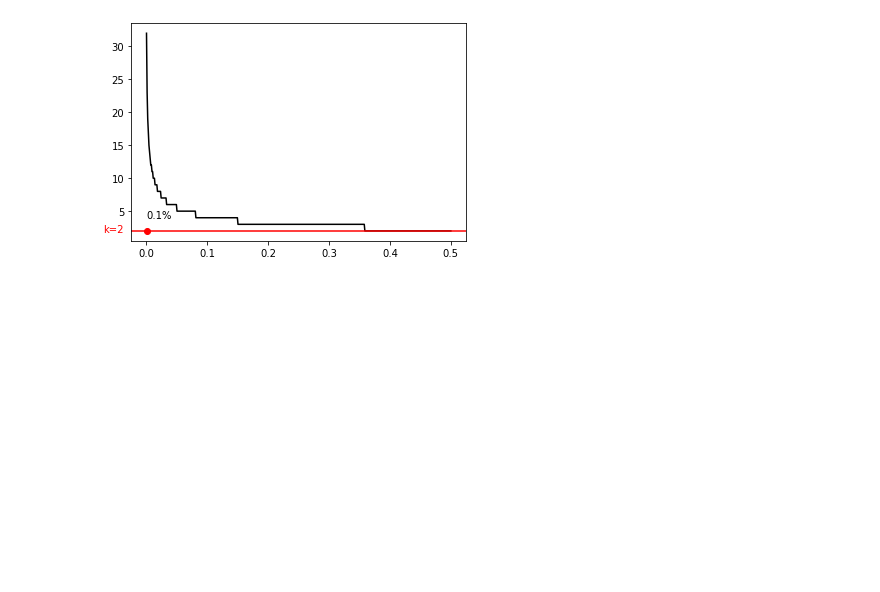
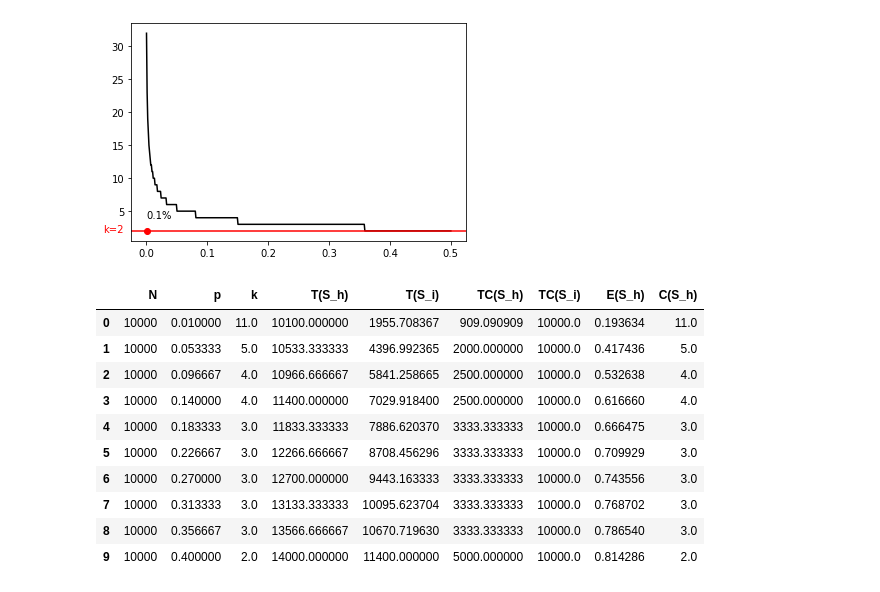
Before and after one commit to metsch/masterthesis, a Jupyter notebook: src/py/rq1.ipynb, the cells around one changed output. Cells and saved outputs as stored; diff of their text form; code cells hidden in the pictures; blank space fills up the shorter version.

```diff
--- a/src/py/rq1_figures.ipynb
+++ b/src/py/rq1.ipynb
@@ -103,3 +103,40 @@ plt.plot()
 # %% [output]
 []
 [figure]
+# %%
+def expected_operations(N,k,p):
+    number_of_pools = N/k
+    number_of_positive_pools = (1 - np.power((1-p),k)) * number_of_pools
+    return number_of_pools + number_of_positive_pools*k
+
+def expected_write_transactions(N,k):
+    number_of_pools = N/k
+    return number_of_pools
+
+def optimal_pool_size(N,p):
+    if(p<=0.0):
+        return N
+    return np.ceil(1.24*np.power(p,-0.466))
+
+df = pd.DataFrame({"N":10000,"p":np.linspace(0.01,0.4,10)})
+df["k"] = df.apply(lambda row: optimal_pool_size(row.N,row.p),axis=1)
+df["T(S_h)"] = df.apply(lambda row: expected_operations(row.N,1,row.p),axis=1)
+df["T(S_i)"] = df.apply(lambda row: expected_operations(row.N,row.k,row.p),axis=1)
+df["TC(S_h)"] = df.apply(lambda row: expected_write_transactions(row.N,row.k),axis=1)
+df["TC(S_i)"] = df.apply(lambda row: expected_write_transactions(row.N,1),axis=1)
+df["E(S_h)"] = df.apply(lambda row: row["T(S_i)"]/row["T(S_h)"],axis=1)
+df["C(S_h)"] = df.apply(lambda row: row["TC(S_i)"]/row["TC(S_h)"],axis=1)
+# %%
+df[:10]
+# %% [output]
+|  | N | p | k | T(S_h) | T(S_i) | TC(S_h) | TC(S_i) | E(S_h) | C(S_h) |
+| 0 | 10000 | 0.010000 | 11.0 | 10100.000000 | 1955.708367 | 909.090909 | 10000.0 | 0.193634 | 11.0 |
+| 1 | 10000 | 0.053333 | 5.0 | 10533.333333 | 4396.992365 | 2000.000000 | 10000.0 | 0.417436 | 5.0 |
+| 2 | 10000 | 0.096667 | 4.0 | 10966.666667 | 5841.258665 | 2500.000000 | 10000.0 | 0.532638 | 4.0 |
+| 3 | 10000 | 0.140000 | 4.0 | 11400.000000 | 7029.918400 | 2500.000000 | 10000.0 | 0.616660 | 4.0 |
+| 4 | 10000 | 0.183333 | 3.0 | 11833.333333 | 7886.620370 | 3333.333333 | 10000.0 | 0.666475 | 3.0 |
+| 5 | 10000 | 0.226667 | 3.0 | 12266.666667 | 8708.456296 | 3333.333333 | 10000.0 | 0.709929 | 3.0 |
+| 6 | 10000 | 0.270000 | 3.0 | 12700.000000 | 9443.163333 | 3333.333333 | 10000.0 | 0.743556 | 3.0 |
+| 7 | 10000 | 0.313333 | 3.0 | 13133.333333 | 10095.623704 | 3333.333333 | 10000.0 | 0.768702 | 3.0 |
+| 8 | 10000 | 0.356667 | 3.0 | 13566.666667 | 10670.719630 | 3333.333333 | 10000.0 | 0.786540 | 3.0 |
+| 9 | 10000 | 0.400000 | 2.0 | 14000.000000 | 11400.000000 | 5000.000000 | 10000.0 | 0.814286 | 2.0 |
```
Also changed, not shown: parts of 1 cell of this notebook.
